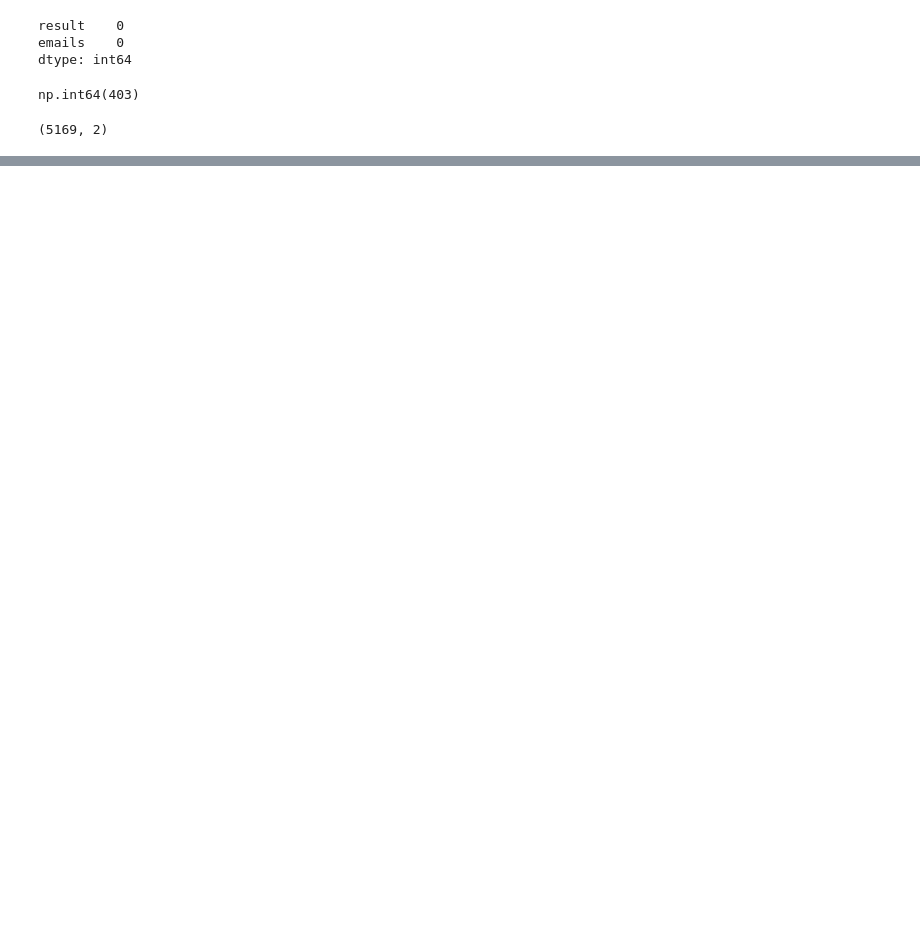
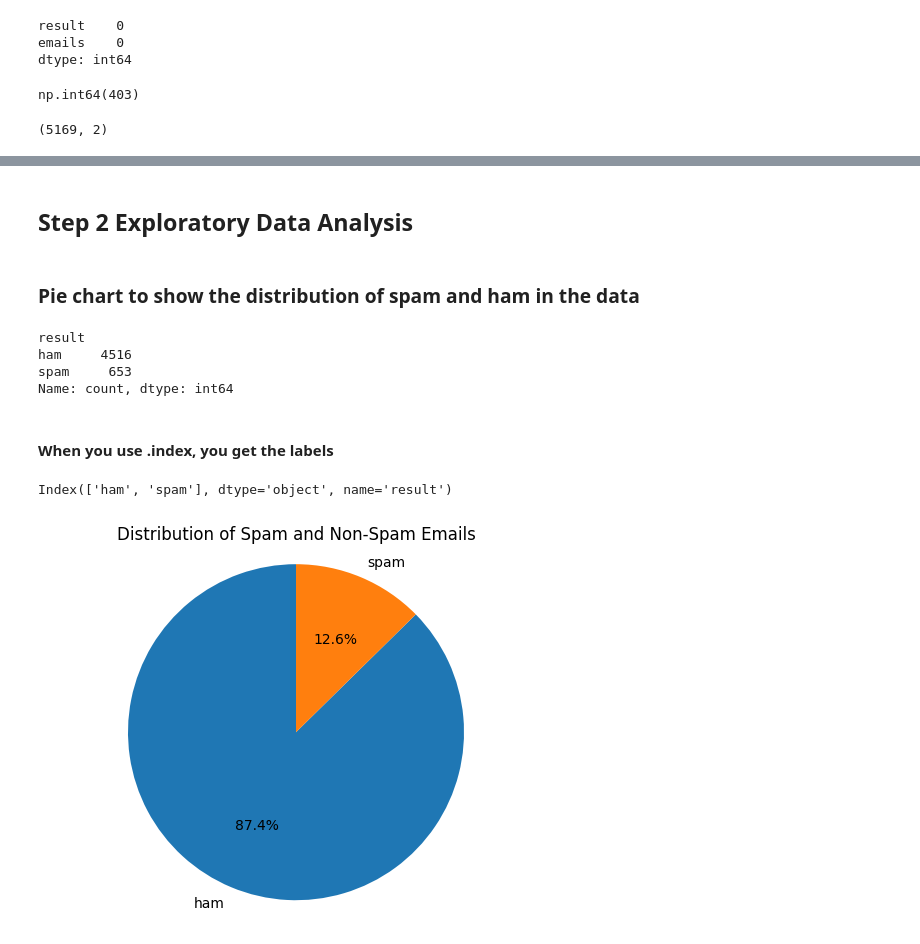
Before and after one commit to seli33/spam-detection, a Jupyter notebook: spam.ipynb, the cells around one changed output, grey strips where cells are left out. Saved outputs shown, nothing was run; the diff lists cells and outputs as text; code cells hidden in the pictures; blank space fills up the shorter version.

```diff
--- a/spam.ipynb
+++ b/spam.ipynb
@@ -103,0 +104,28 @@ data['num_words']=data['emails'].apply(word_tokenize).apply(len)
+# %% [markdown]
+## Step 2 Exploratory Data Analysis
+# %% [markdown]
+### Pie chart to show the distribution of spam and ham in the data
+# %%
+data['result'].value_counts()
+# %% [output]
+result
+ham     4516
+spam     653
+Name: count, dtype: int64
+# %% [markdown]
+#### When you use .index, you get the labels
+# %%
+data['result'].value_counts().index
+# %% [output]
+Index(['ham', 'spam'], dtype='object', name='result')
+# %%
+plt.Figure(figsize=(9,9))
+plt.pie(data['result'].value_counts(),
+        labels=data['result'].value_counts().index,
+        autopct='%1.1f%%',
+        startangle=90)
+plt.title('Distribution of Spam and Non-Spam Emails')
+plt.axis('equal')
+plt.show()
+# %% [output]
+[figure, added]
```
Also changed, not shown: parts of 15 cells of this notebook.
